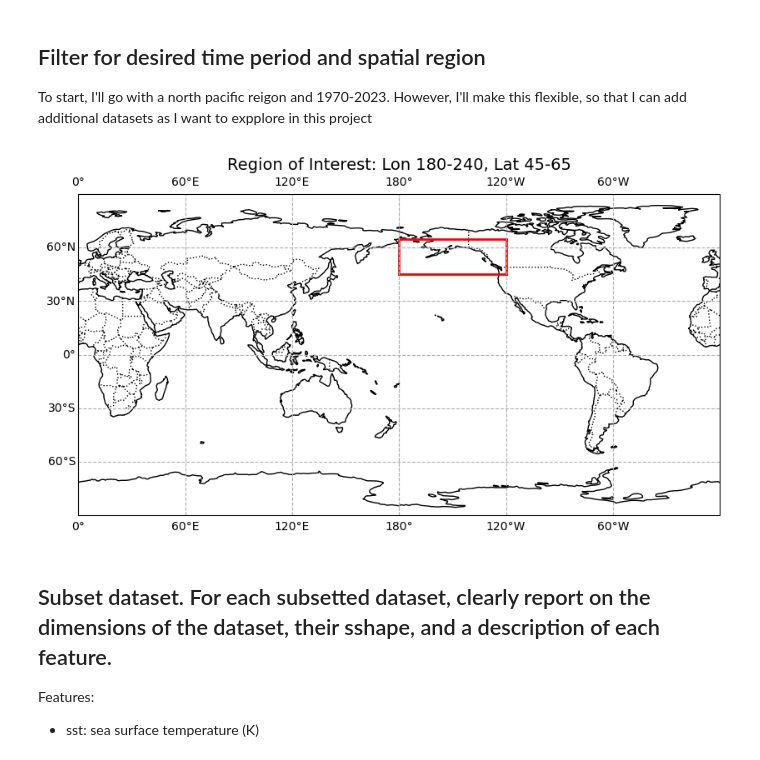
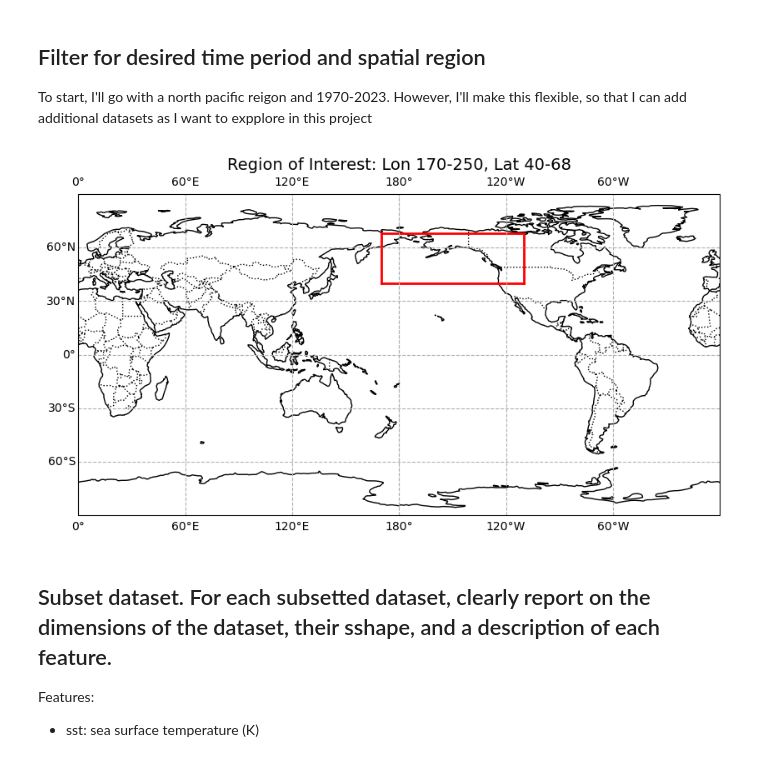
Before and after one commit to liamkirkpatrick/ess469_final, a Jupyter notebook: notebooks/Prepare_AI_Ready_data.ipynb, the cells around one changed output. Cells and saved outputs as stored; diff of their text form; code cells hidden in the pictures.

```diff
--- a/notebooks/Prepare_AI_Ready_data.ipynb
+++ b/notebooks/Prepare_AI_Ready_data.ipynb
@@ -110,30 +94,30 @@ for v in vars:
 To start, I'll go with a north pacific reigon and 1970-2023. However, I'll make this flexible, so that I can add additional datasets as I want to expplore in this project
 # %%
 # Set desired reigon and time periods (can list as many as we want)
-coords = [[180,240,45,65]]
+coords = [[170,250,40,68]]
 times = [['1970-01-01','1970-01-01']]
 
 for c in coords:
 
     fig, ax = plt.subplots(figsize=(10, 5), subplot_kw={'projection': ccrs.PlateCarree(central_longitude=180)})
     ax.add_feature(cfeature.COASTLINE)
     ax.add_feature(cfeature.BORDERS, linestyle=':')
     ax.set_extent([0, 360, -90, 90], crs=ccrs.PlateCarree())
 
     # Add a red box for the specified region
     ax.plot([c[0], c[1]], [c[2], c[2]], color='red', linewidth=2, transform=ccrs.PlateCarree())
     ax.plot([c[0], c[1]], [c[3], c[3]], color='red', linewidth=2, transform=ccrs.PlateCarree())
     ax.plot([c[0], c[0]], [c[2], c[3]], color='red', linewidth=2, transform=ccrs.PlateCarree())
     ax.plot([c[1], c[1]], [c[2], c[3]], color='red', linewidth=2, transform=ccrs.PlateCarree())
 
     # add lat/lon gridlines
     gl = ax.gridlines(crs=ccrs.PlateCarree(), draw_labels=True, linestyle='--')
 
     ax.set_title(f'Region of Interest: Lon {c[0]}-{c[1]}, Lat {c[2]}-{c[3]}', fontsize=14)
 
     plt.show()
 # %% [output]
-[figure, old version]
+[figure, new version]
 # %% [markdown]
 ## Subset dataset. For each subsetted dataset, clearly report on the dimensions of the dataset, their sshape, and a description of each feature.
 
```
Also changed, not shown: parts of 4 cells of this notebook, 3 other files.
